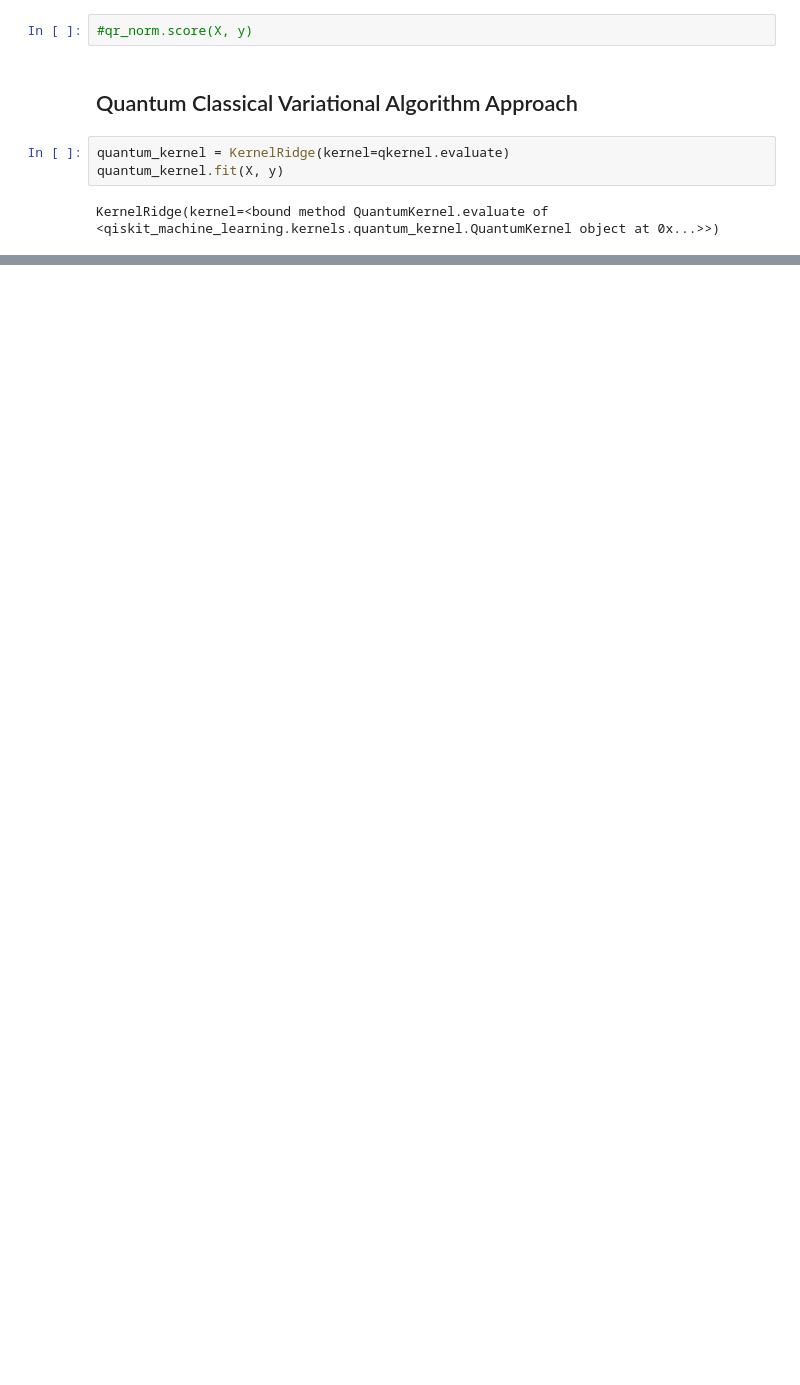
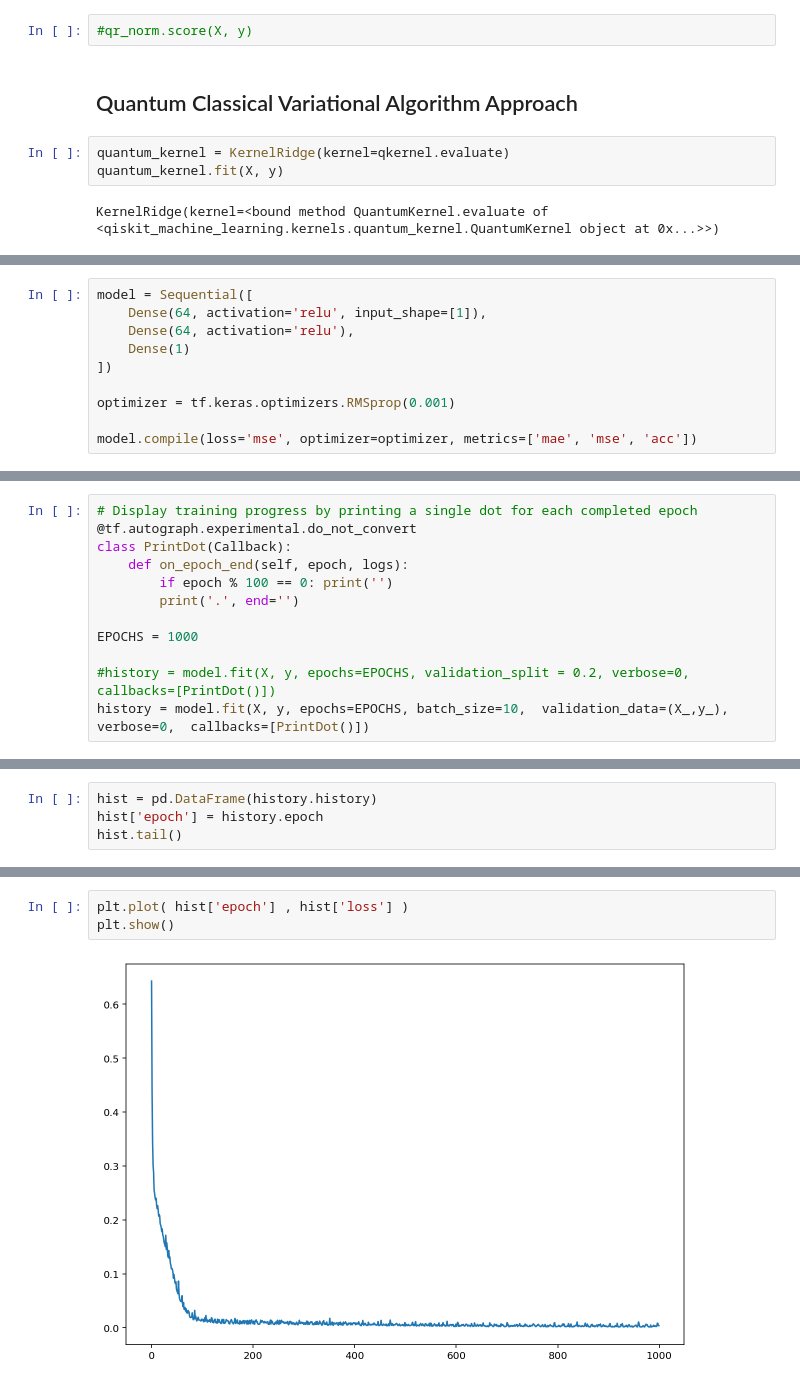
Before and after one commit to sergiomtzlosa/qml-notebooks, a Jupyter notebook: 10 - fano_signal_quantum_regressors_examples.ipynb, the cells around one changed output, grey strips where cells are left out. Cells and saved outputs as stored; diff of their text form; blank space fills up the shorter version.

Commit message:
added more data

```diff
--- a/10 - fano_signal_quantum_regressors_examples.ipynb
+++ b/10 - fano_signal_quantum_regressors_examples.ipynb
@@ -546,0 +566,10 @@ plt.show()
+# %%
+model = Sequential([
+    Dense(64, activation='relu', input_shape=[1]),
+    Dense(64, activation='relu'),
+    Dense(1)
+])
+
+optimizer = tf.keras.optimizers.RMSprop(0.001)
+
+model.compile(loss='mse', optimizer=optimizer, metrics=['mae', 'mse', 'acc'])
@@ -546,0 +594,12 @@ plt.show()
+# %%
+# Display training progress by printing a single dot for each completed epoch
+@tf.autograph.experimental.do_not_convert
+class PrintDot(Callback):
+    def on_epoch_end(self, epoch, logs):
+        if epoch % 100 == 0: print('')
+        print('.', end='')
+
+EPOCHS = 1000
+
+#history = model.fit(X, y, epochs=EPOCHS, validation_split = 0.2, verbose=0,  callbacks=[PrintDot()])
+history = model.fit(X, y, epochs=EPOCHS, batch_size=10,  validation_data=(X_,y_), verbose=0,  callbacks=[PrintDot()])
@@ -546,0 +617,4 @@ plt.show()
+# %%
+hist = pd.DataFrame(history.history)
+hist['epoch'] = history.epoch
+hist.tail()
@@ -546,0 +628,5 @@ plt.show()
+# %%
+plt.plot( hist['epoch'] , hist['loss'] )
+plt.show()
+# %% [output]
+[figure, added]
```
Also changed, not shown: parts of 20 cells of this notebook.
